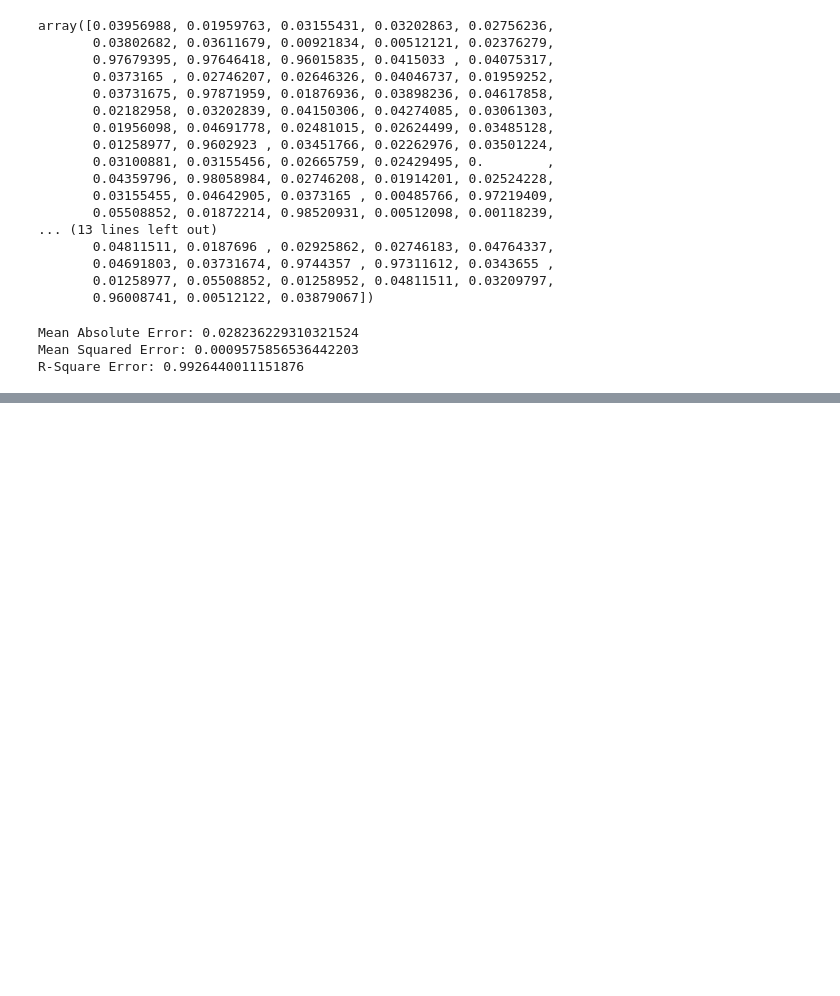
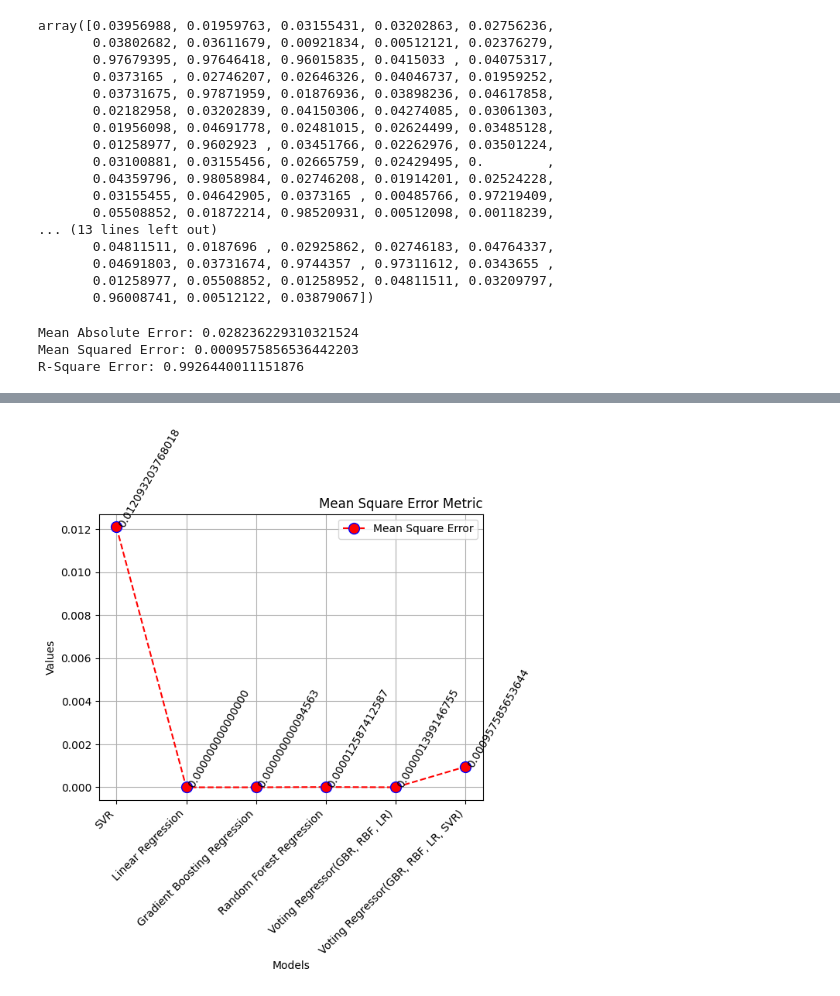
Before and after one commit to sdhariwa/Correlation-faults-and-crashes, a Jupyter notebook: Models.ipynb, the cells around one changed output, grey strips where cells are left out. Saved outputs shown, nothing was run; the diff lists cells and outputs as text; code cells hidden in the pictures; blank space fills up the shorter version.

```diff
--- a/Models.ipynb
+++ b/Models.ipynb
@@ -532,3 +550,22 @@ Mean Absolute Error of all models
+# %%
+x = mean_squared_error_models_dict.keys()
+y = mean_squared_error_models_dict.values()
+fig, ax = plt.subplots()
+
+ax.plot(x, y, marker = 'o', ms = 10, mec = 'b', color = 'r', label = 'Mean Square Error', linestyle = '--')
+for i, (xi, yi) in enumerate(zip(x, y)):
+    ax.annotate('{:.15f}'.format(yi), (xi, yi), horizontalalignment='left', verticalalignment='baseline', rotation=60)
+ax.legend()
+ax.grid()
+plt.title('Mean Square Error Metric', loc='right')
+plt.xlabel('Models')
+plt.ylabel('Values')
+plt.xticks(rotation=45, ha='right')
+plt.show()
+
+fig.savefig('Mean Square Error Metric.png', dpi = 300)
+# %% [output]
+[figure, added]
 # %%
 print("Mean Squared Error of all models")
 mean_squared_error_models_dict
```
Also changed, not shown: parts of 21 cells of this notebook, 4 other files.
